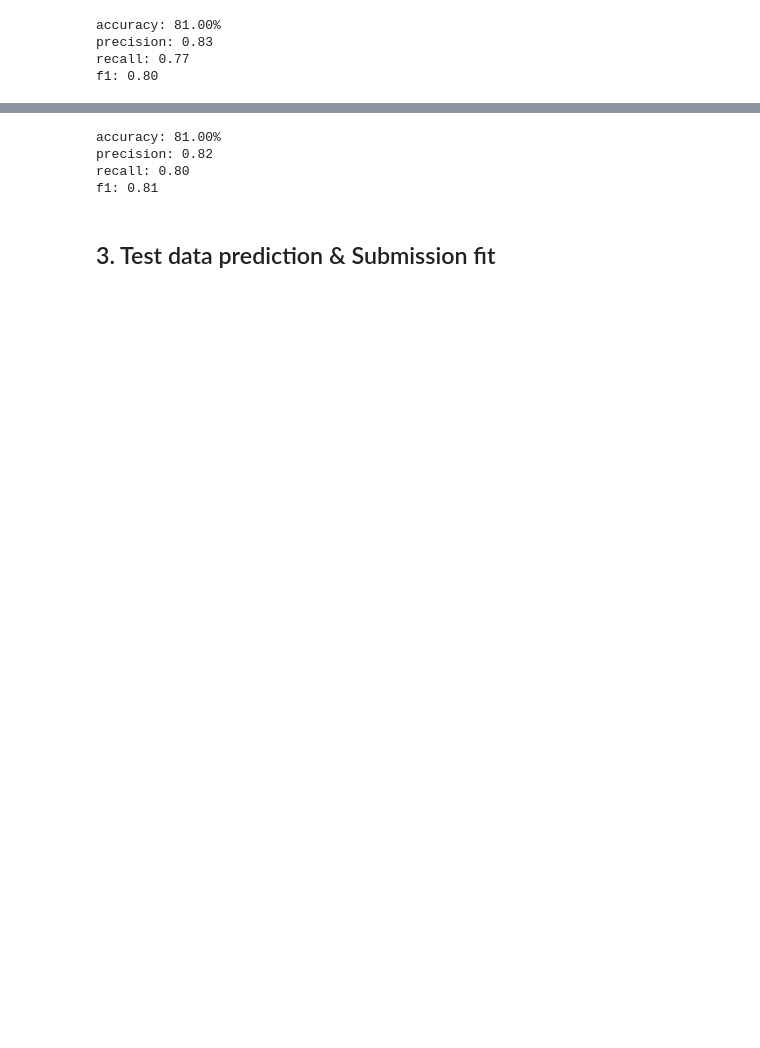
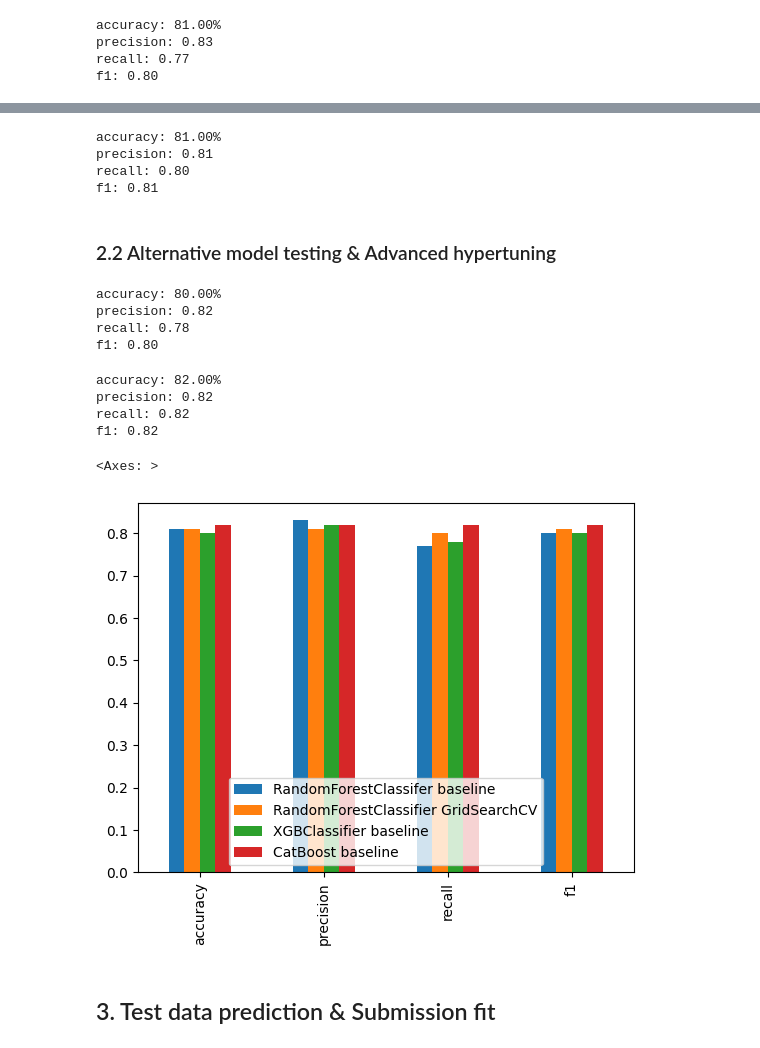
Before and after one commit to bcvilnrotter/kaggle-repos, a Jupyter notebook: spaceship-titanic.ipynb, the cells around one changed output, grey strips where cells are left out. Cells and saved outputs as stored; diff of their text form; code cells hidden in the pictures; blank space fills up the shorter version.

```diff
--- a/spaceship-titanic.ipynb
+++ b/spaceship-titanic.ipynb
@@ -289,8 +293,14 @@ param_grid = {
     'classifier__bootstrap':[True,False]
 }
 
+# Make a scoring dictionary for multiple scorin priorities
+multi_scoring = {
+    'accuracy':'accuracy',
+    'f1':make_scorer(f1_score,average='weighted')
+}
+
 # Setting up the GridSearchCV & Fit the model
-grid_search_rf1 = GridSearchCV(rf1_pipe,param_grid,cv=5,scoring='f1',n_jobs=-1,verbose=0)
+grid_search_rf1 = GridSearchCV(rf1_pipe,param_grid,cv=5,scoring=multi_scoring,refit='accuracy',n_jobs=-1,verbose=0)
 grid_search_rf1.fit(X_train,y_train)
 # %% [output]
 GridSearchCV(cv=5,
@@ -316,6 +326,8 @@ grid_search_rf1_y_preds = grid_search_rf1.predict(X_valid)
 model_scoring_dict.update({'RandomForestClassifier GridSearchCV':evaluate_preds(y_valid,grid_search_rf1_y_preds)})
 # %% [output]
 accuracy: 81.00%
-precision: 0.82
+precision: 0.81
 recall: 0.80
 f1: 0.81
+# %% [markdown]
+### 2.2 Alternative model testing & Advanced hypertuning <a class='anchor' id='chapter2_2'></a>
@@ -322,3 +338,35 @@ f1: 0.81
+# %%
+# Train a baseline model for XGBClassifier and make a prediction
+xgb_pipe = make_pipeline(features_clean_orig,XGBClassifier(random_state=42))
+xgb_pipe.fit(X_train,y_train)
+xgb_y_preds = xgb_pipe.predict(X_valid)
+
+# Add metrics to the scoring dictionary
+model_scoring_dict.update({'XGBClassifier baseline':evaluate_preds(y_valid,xgb_y_preds)})
+# %% [output]
+accuracy: 80.00%
+precision: 0.82
+recall: 0.78
+f1: 0.80
+# %%
+# Train a baseline model for CatBoost and make a prediction
+cat_pipe = make_pipeline(features_clean_orig,CatBoostClassifier(random_state=42,verbose=0))
+cat_pipe.fit(X_train,y_train)
+cat_y_preds = cat_pipe.predict(X_valid)
+
+# Add metrics to the scoring dictionary
+model_scoring_dict.update({'CatBoost baseline':evaluate_preds(y_valid,cat_y_preds)})
+# %% [output]
+accuracy: 82.00%
+precision: 0.82
+recall: 0.82
+f1: 0.82
+# %%
+# Once all is said and done, once all the testing is complete plot the metrics for each model for a last comparison
+pd.DataFrame(model_scoring_dict).plot.bar()
+# %% [output]
+<Axes: >
+[figure, added]
 # %% [markdown]
 ## 3. Test data prediction & Submission <a class='Anchor' id='chapter3'></a>fit
 # %%
```
Also changed, not shown: parts of 11 cells of this notebook.
